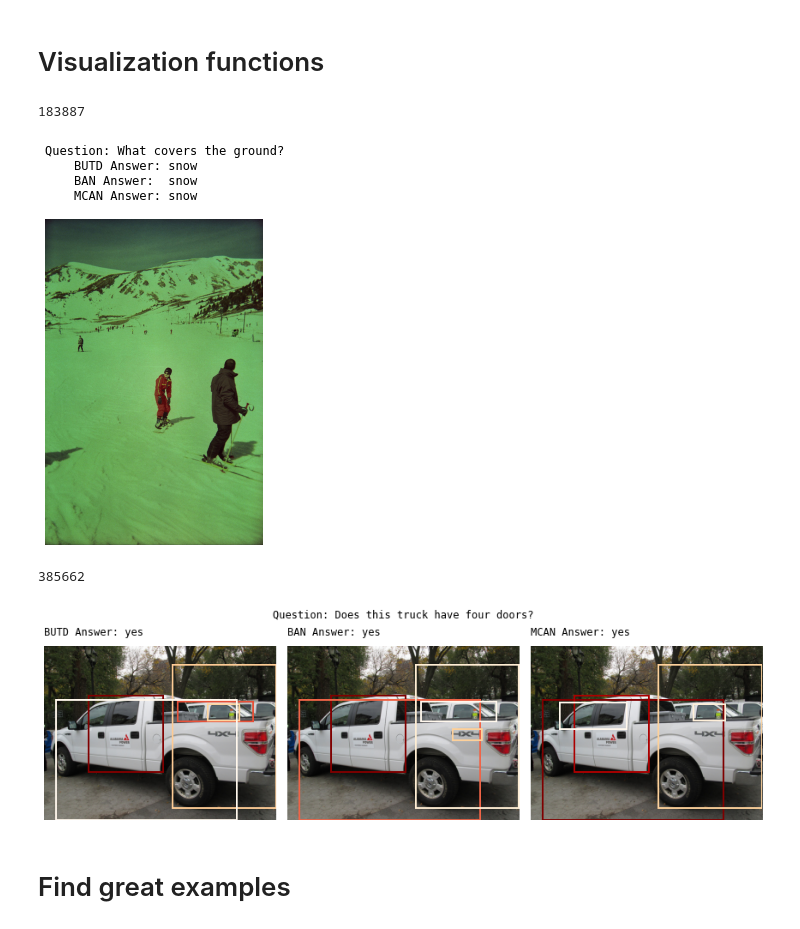
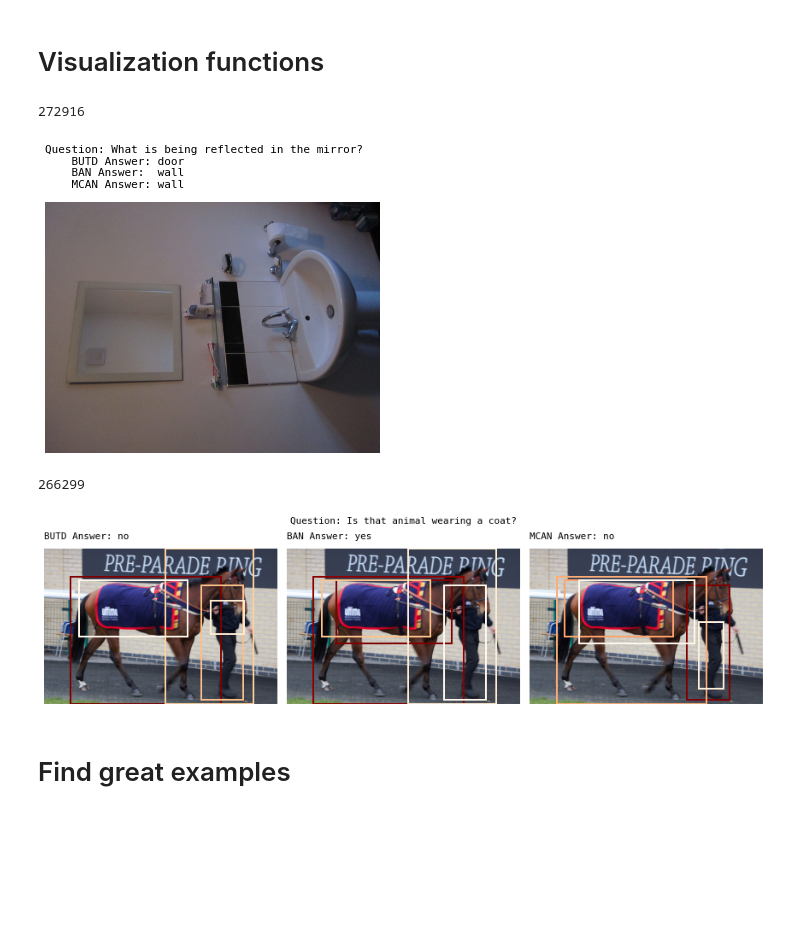
Before and after one commit to zhaoyi3264/openvqa, a Jupyter notebook: visualization.ipynb, the cells around one changed output. Cells and saved outputs as stored; diff of their text form; code cells hidden in the pictures; blank space fills up the shorter version.

```diff
--- a/visualization.ipynb
+++ b/visualization.ipynb
@@ -11,7 +11,7 @@ import pandas as pd
 
 %matplotlib inline
 
-plt.rcParams['font.size'] = 12
+plt.rcParams['font.size'] = 11
 plt.rcParams['font.family'] = 'monospace'
 plt.rcParams['savefig.dpi'] = 100
 plt.rcParams['savefig.bbox'] = 'tight'
@@ -89,32 +89,34 @@ stat.agg(['mean', 'var'])
 # %% [markdown]
 # Visualization functions
 # %%
-def show_image(image_id, ax=None):
+def show_image(image_id, ax=None, rot=0):
     if not ax:
         fig, ax = plt.subplots(figsize=(6, 6))
     image = plt.imread(f'data/vqa/raw/test2015/COCO_test2015_000000{image_id:06}.jpg')
+    if rot:
+        image = np.rot90(image, k=rot)
     ax.imshow(image)
 
-def visualize_ques_ans(df, idx=None, figsize=(6, 6)):
+def visualize_ques_ans(df, idx=None, rot=0, figsize=(6, 6)):
     if not idx:
         idx = np.random.choice(df.index)
     print(idx)
     row = df.loc[idx]
 
     fig, ax = plt.subplots(figsize=figsize)
-    show_image(row['image_id'], ax)
+    show_image(row['image_id'], ax, rot)
 
     text = '''Question: {question}
     BUTD Answer: {answer_butd}
     BAN Answer:  {answer_ban}
     MCAN Answer: {answer_mcan}'''.format_map(row)
     ax.text(0, 1.05, text, transform=ax.transAxes, va='bottom', ha='left')
     ax.set_axis_off()
 
-visualize_ques_ans(df)
+visualize_ques_ans(df, 272916, rot=1)
 # %% [output]
-183887
+272916
-[figure, old version]
+[figure, new version]
 # %%
 keys = ['answer_butd', 'answer_ban', 'answer_mcan']
 atts = [att_weight_butd, att_weight_ban, att_weight_mcan]
@@ -167,8 +169,8 @@ def visualize_bbox(row, idx=None, k=5, figsize=(12, 12), original=False, vertica
 
 visualize_bbox(df)
 # %% [output]
-385662
+266299
-[figure, old version]
+[figure, new version]
 # %% [markdown]
 # Find great examples
 # %%
```
Also changed, not shown: parts of 3 cells of this notebook, 4 other files.
